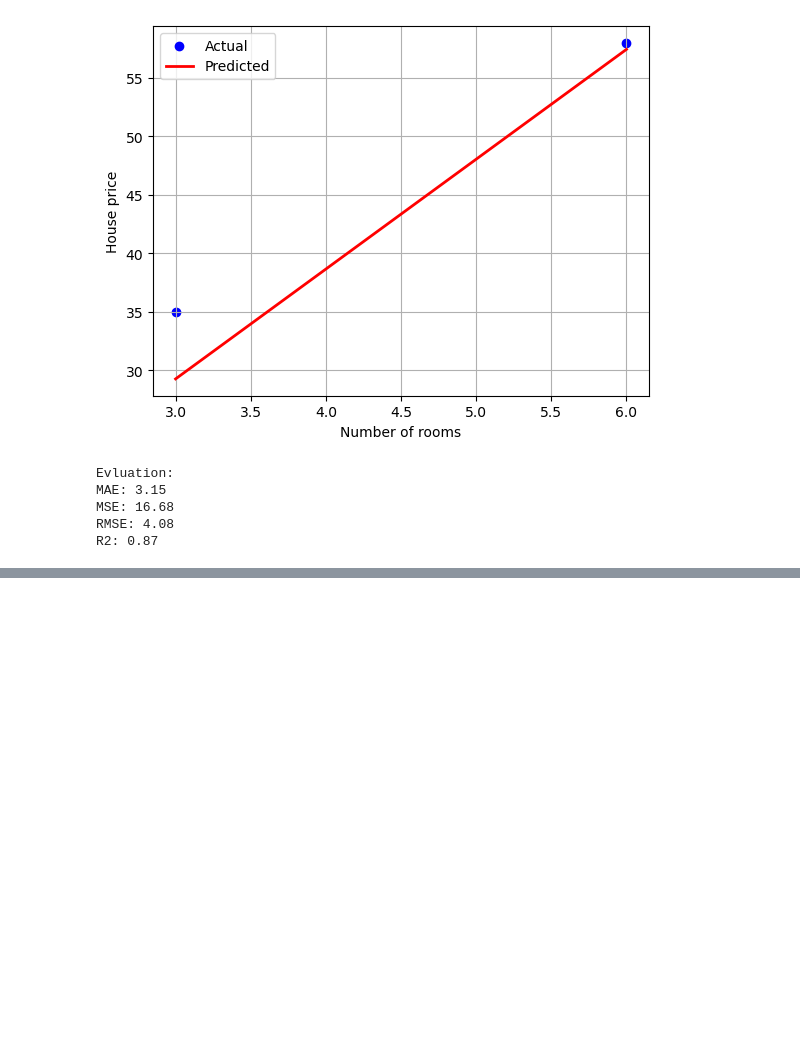
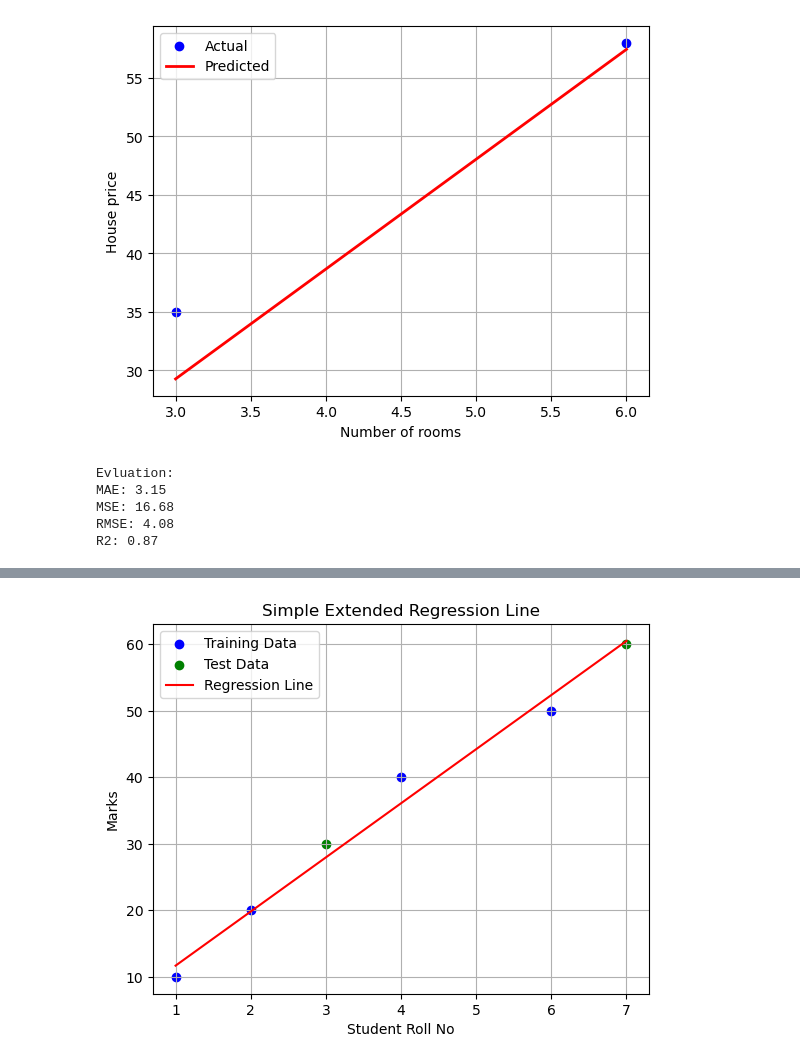
Before and after one commit to Suvam-paul145/Macine-learning, a Jupyter notebook: Machine-Learning-main/linear regression/practice.ipynb, the cells around one changed output, grey strips where cells are left out. Cells and saved outputs as stored; diff of their text form; code cells hidden in the pictures; blank space fills up the shorter version.

```diff
--- a/Machine-Learning-main/linear regression/practice.ipynb
+++ b/Machine-Learning-main/linear regression/practice.ipynb
@@ -148,0 +194,41 @@ R2: 0.87
+# %%
+import numpy as np
+import pandas as pd
+import matplotlib.pyplot as plt
+from sklearn.linear_model import LinearRegression
+from sklearn.model_selection import train_test_split
+from sklearn.metrics import r2_score, mean_squared_error
+
+# Data
+details = {
+    'roll no ': [1, 2, 3, 4, 6, 7],
+    'marks': [10, 20, 30, 40, 50, 60]
+}
+
+data = pd.DataFrame(details)
+x = data[['roll no ']]
+y = data[['marks']]
+
+# Train-test split
+x_train, x_test, y_train, y_test = train_test_split(x, y, test_size=0.2, random_state=0)
+
+# Train model
+model = LinearRegression()
+model.fit(x_train, y_train)
+
+# Predict on full x for extended line
+y_line = model.predict(x)
+
+# Plot all data and regression line
+plt.scatter(x_train, y_train, color='blue', label='Training Data')
+plt.scatter(x_test, y_test, color='green', label='Test Data')
+plt.plot(x, y_line, color='red', label='Regression Line')
+
+plt.xlabel("Student Roll No")
+plt.ylabel("Marks")
+plt.title("Simple Extended Regression Line")
+plt.legend()
+plt.grid(True)
+plt.show()
+# %% [output]
+[figure, added]
```
Also changed, not shown: parts of 2 cells of this notebook, 9 other files.
